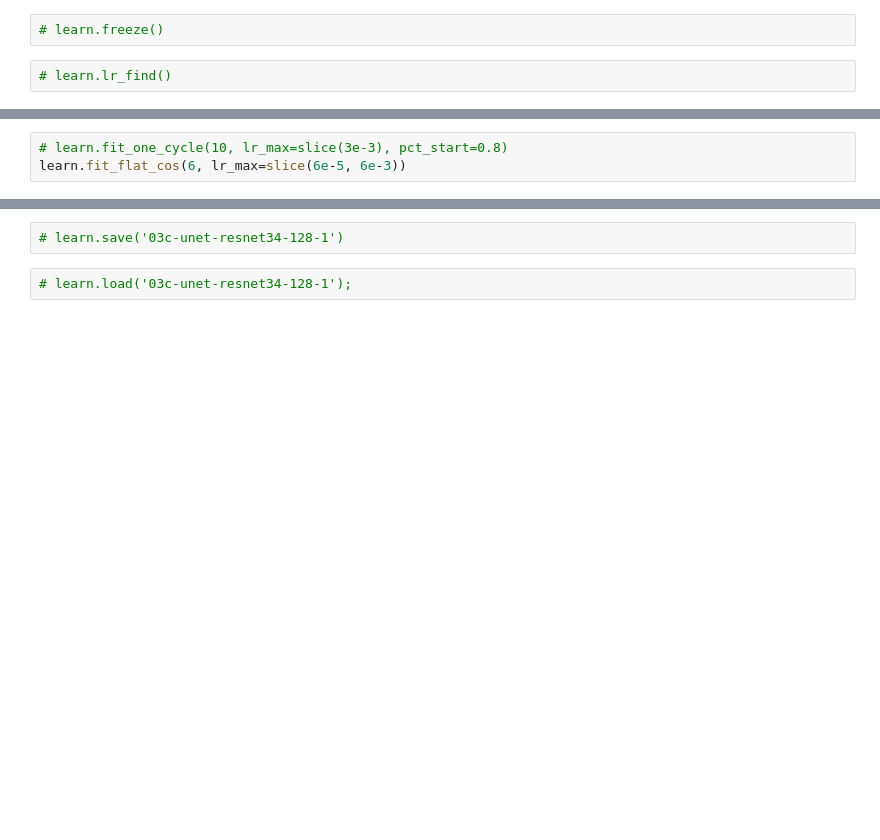
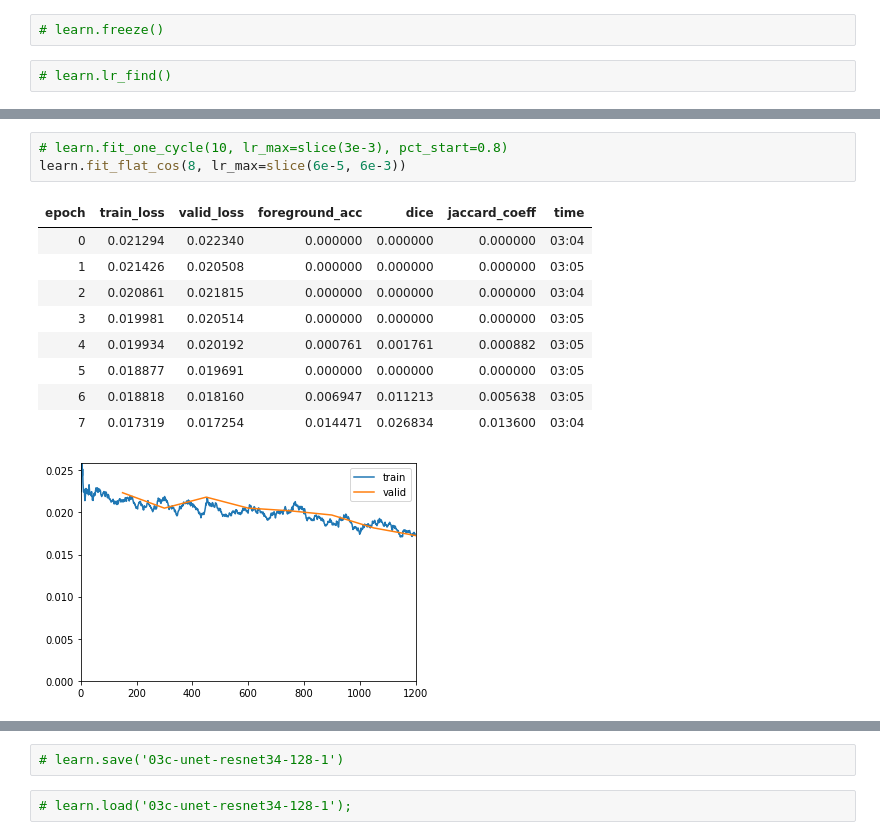
Before and after one commit to mrkcmd/bualabs, a Jupyter notebook: nbs/03c_image_segmentation_siim_acr_pneumothorax_fastai2.ipynb, the cells around one changed output, grey strips where cells are left out. Drawn from its saved outputs; the diff is of its cells as text; blank space fills up the shorter version.

```diff
--- a/nbs/03c_image_segmentation_siim_acr_pneumothorax_fastai2.ipynb
+++ b/nbs/03c_image_segmentation_siim_acr_pneumothorax_fastai2.ipynb
@@ -596,5 +597,16 @@ learn.fit_flat_cos(10, lr_max=slice(3e-4, 3e-2))
 # %%
 # learn.fit_one_cycle(10, lr_max=slice(3e-3), pct_start=0.8)
-learn.fit_flat_cos(6, lr_max=slice(6e-5, 6e-3))
+learn.fit_flat_cos(8, lr_max=slice(6e-5, 6e-3))
+# %% [output]
+| epoch | train_loss | valid_loss | foreground_acc | dice | jaccard_coeff | time |
+| 0 | 0.021294 | 0.022340 | 0.000000 | 0.000000 | 0.000000 | 03:04 |
+| 1 | 0.021426 | 0.020508 | 0.000000 | 0.000000 | 0.000000 | 03:05 |
+| 2 | 0.020861 | 0.021815 | 0.000000 | 0.000000 | 0.000000 | 03:04 |
+| 3 | 0.019981 | 0.020514 | 0.000000 | 0.000000 | 0.000000 | 03:05 |
+| 4 | 0.019934 | 0.020192 | 0.000761 | 0.001761 | 0.000882 | 03:05 |
+| 5 | 0.018877 | 0.019691 | 0.000000 | 0.000000 | 0.000000 | 03:05 |
+| 6 | 0.018818 | 0.018160 | 0.006947 | 0.011213 | 0.005638 | 03:05 |
+| 7 | 0.017319 | 0.017254 | 0.014471 | 0.026834 | 0.013600 | 03:04 |
+[figure, added]
 # %%
 # learn.fit_one_cycle(6, lr_max=slice(3e-3), pct_start=0.8)
```
Also changed, not shown: parts of 9 cells of this notebook.
